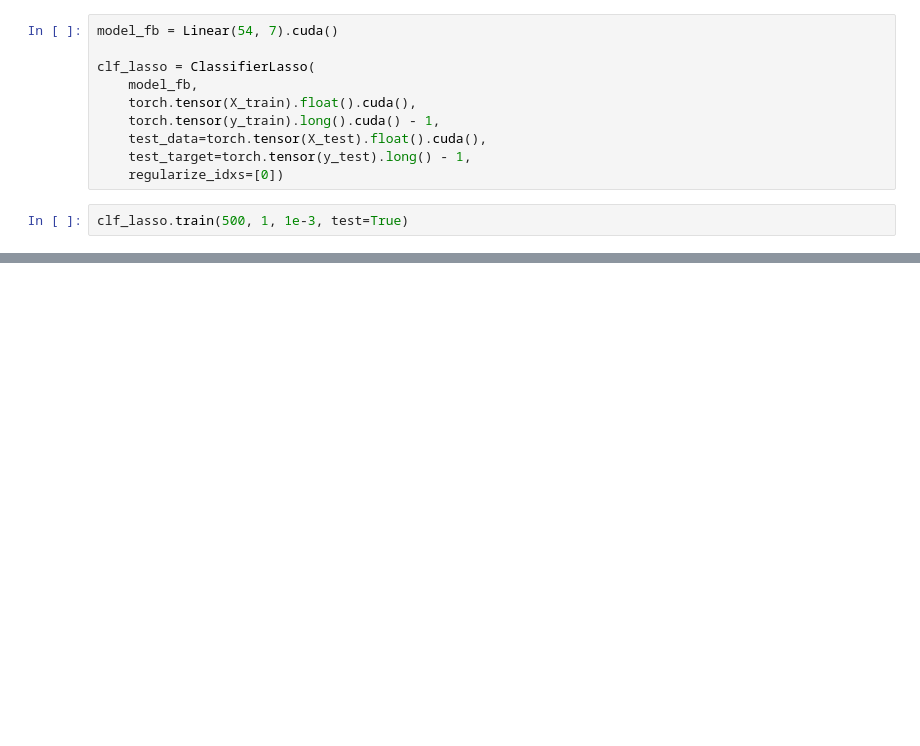
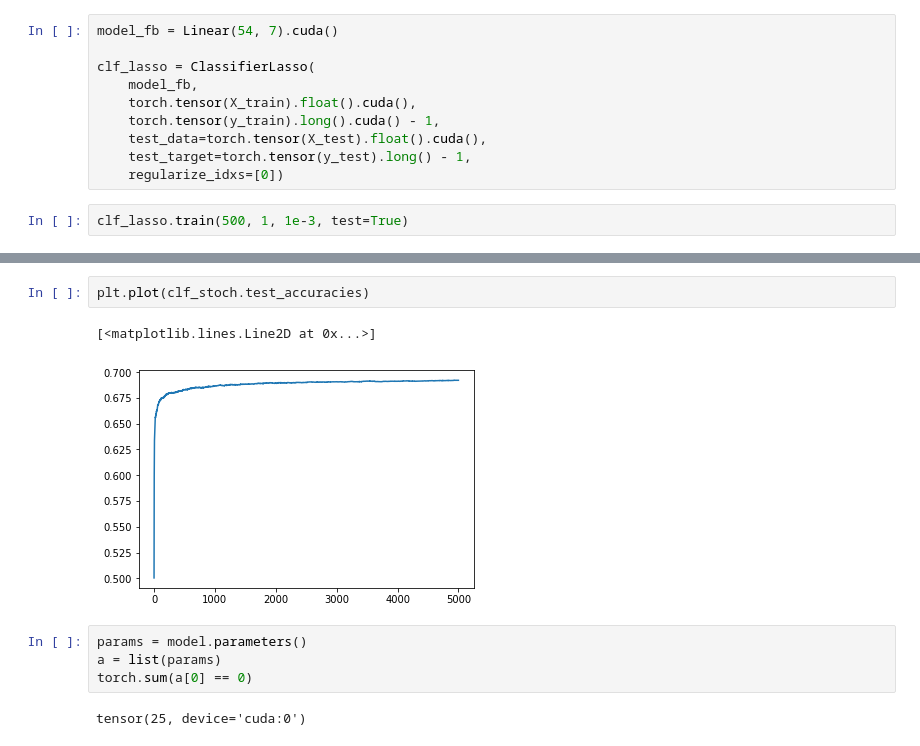
Before and after one commit to cyber-meow/FISTA, a Jupyter notebook: LASSO.ipynb, the cells around one changed output, grey strips where cells are left out. Drawn from its saved outputs; the diff is of its cells as text; blank space fills up the shorter version.

```diff
--- a/LASSO.ipynb
+++ b/LASSO.ipynb
@@ -243,0 +288,11 @@ plt.plot(clf_lasso_fista.ce_losses)
+# %%
+plt.plot(clf_stoch.test_accuracies)
+# %% [output]
+[<matplotlib.lines.Line2D at 0x...>]
+[figure, added]
+# %%
+params = model.parameters()
+a = list(params)
+torch.sum(a[0] == 0)
+# %% [output]
+tensor(25, device='cuda:0')
```
Also changed, not shown: parts of 16 cells of this notebook, 1 other file.
